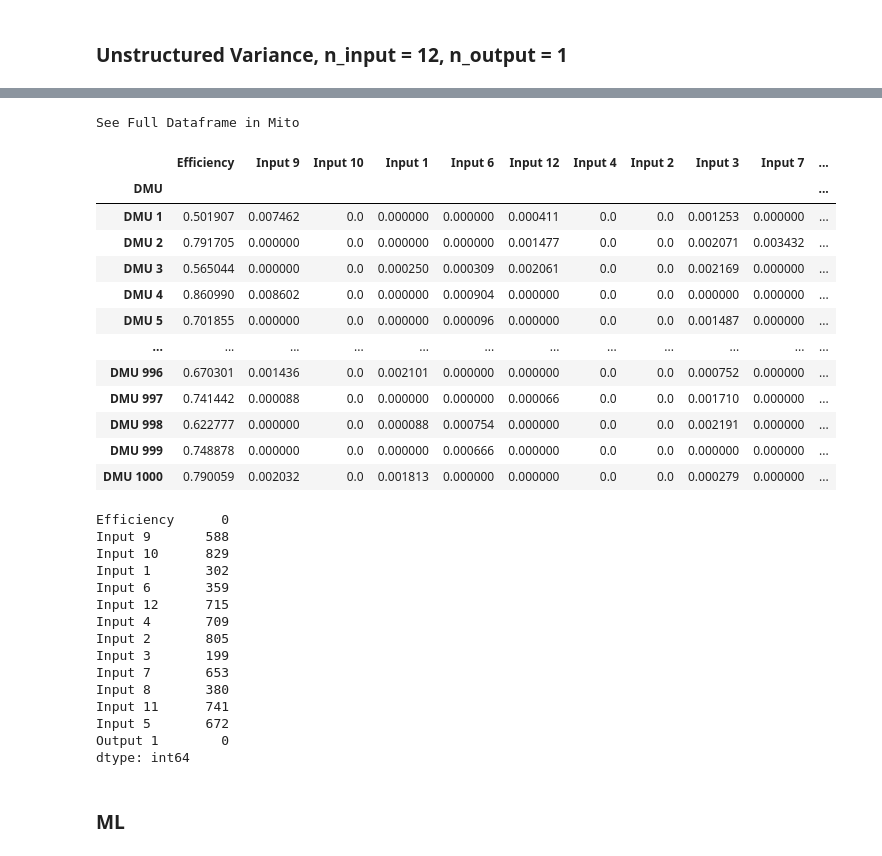
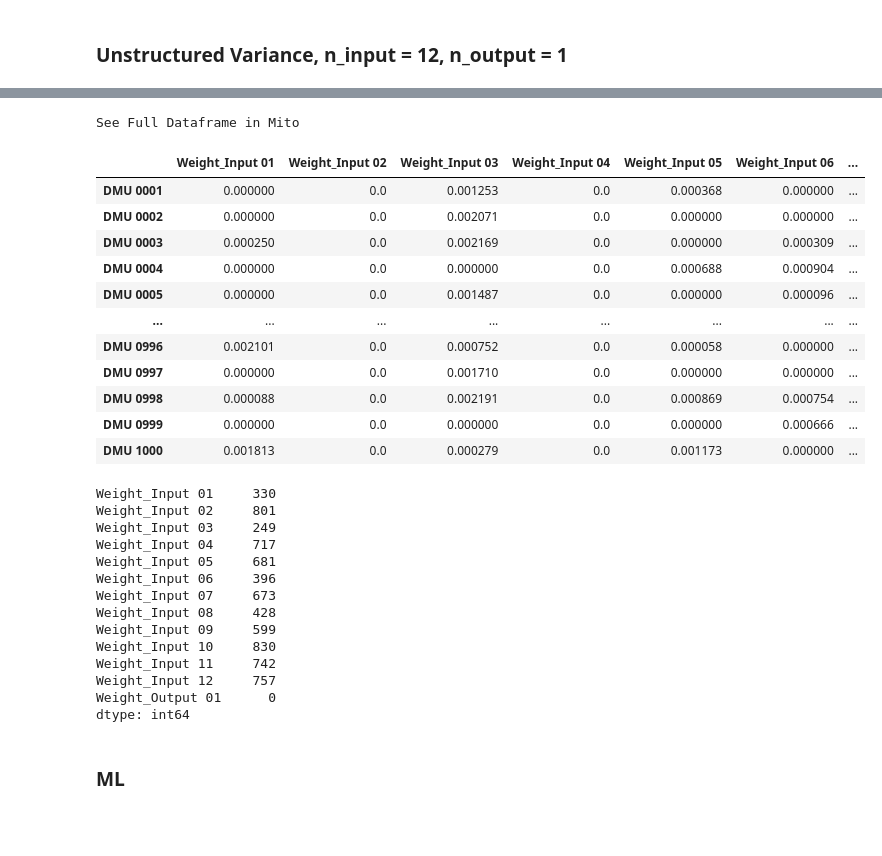
Before and after one commit to kurtsenol/DEA, a Jupyter notebook: DEA_ML_12I_1O_1.ipynb, the cells around one changed output, grey strips where cells are left out. Drawn from its saved outputs; the diff is of its cells as text; code cells hidden in the pictures; blank space fills up the shorter version.

```diff
--- a/DEA_ML_12I_1O_1.ipynb
+++ b/DEA_ML_12I_1O_1.ipynb
@@ -86,38 +85,37 @@ MitoWidget(analysis_data_json='{"analysisName": "UUID-386ed399-ef3e-4aa1-8517-aa
 # %%
-df_weights = pd.read_excel("Data/US12I1O_Solution.xlsx", index_col = 0, header=1, sheet_name="InputOutputWeights")
+df_weights = pd.read_excel("US12I1O_Solution.xlsx", index_col = 0).iloc[:, 1:]
 df_weights
 # %% [output]
 See Full Dataframe in Mito
-|  | Efficiency | Input 9 | Input 10 | Input 1 | Input 6 | Input 12 | Input 4 | Input 2 | Input 3 | Input 7 | ... |
-| DMU |  |  |  |  |  |  |  |  |  |  | ... |
-| DMU 1 | 0.501907 | 0.007462 | 0.0 | 0.000000 | 0.000000 | 0.000411 | 0.0 | 0.0 | 0.001253 | 0.000000 | ... |
-| DMU 2 | 0.791705 | 0.000000 | 0.0 | 0.000000 | 0.000000 | 0.001477 | 0.0 | 0.0 | 0.002071 | 0.003432 | ... |
-| DMU 3 | 0.565044 | 0.000000 | 0.0 | 0.000250 | 0.000309 | 0.002061 | 0.0 | 0.0 | 0.002169 | 0.000000 | ... |
-| DMU 4 | 0.860990 | 0.008602 | 0.0 | 0.000000 | 0.000904 | 0.000000 | 0.0 | 0.0 | 0.000000 | 0.000000 | ... |
-| DMU 5 | 0.701855 | 0.000000 | 0.0 | 0.000000 | 0.000096 | 0.000000 | 0.0 | 0.0 | 0.001487 | 0.000000 | ... |
-| ... | ... | ... | ... | ... | ... | ... | ... | ... | ... | ... | ... |
-| DMU 996 | 0.670301 | 0.001436 | 0.0 | 0.002101 | 0.000000 | 0.000000 | 0.0 | 0.0 | 0.000752 | 0.000000 | ... |
-| DMU 997 | 0.741442 | 0.000088 | 0.0 | 0.000000 | 0.000000 | 0.000066 | 0.0 | 0.0 | 0.001710 | 0.000000 | ... |
-| DMU 998 | 0.622777 | 0.000000 | 0.0 | 0.000088 | 0.000754 | 0.000000 | 0.0 | 0.0 | 0.002191 | 0.000000 | ... |
-| DMU 999 | 0.748878 | 0.000000 | 0.0 | 0.000000 | 0.000666 | 0.000000 | 0.0 | 0.0 | 0.000000 | 0.000000 | ... |
-| DMU 1000 | 0.790059 | 0.002032 | 0.0 | 0.001813 | 0.000000 | 0.000000 | 0.0 | 0.0 | 0.000279 | 0.000000 | ... |
+|  | Weight_Input 01 | Weight_Input 02 | Weight_Input 03 | Weight_Input 04 | Weight_Input 05 | Weight_Input 06 | ... |
+| DMU 0001 | 0.000000 | 0.0 | 0.001253 | 0.0 | 0.000368 | 0.000000 | ... |
+| DMU 0002 | 0.000000 | 0.0 | 0.002071 | 0.0 | 0.000000 | 0.000000 | ... |
+| DMU 0003 | 0.000250 | 0.0 | 0.002169 | 0.0 | 0.000000 | 0.000309 | ... |
+| DMU 0004 | 0.000000 | 0.0 | 0.000000 | 0.0 | 0.000688 | 0.000904 | ... |
+| DMU 0005 | 0.000000 | 0.0 | 0.001487 | 0.0 | 0.000000 | 0.000096 | ... |
+| ... | ... | ... | ... | ... | ... | ... | ... |
+| DMU 0996 | 0.002101 | 0.0 | 0.000752 | 0.0 | 0.000058 | 0.000000 | ... |
+| DMU 0997 | 0.000000 | 0.0 | 0.001710 | 0.0 | 0.000000 | 0.000000 | ... |
+| DMU 0998 | 0.000088 | 0.0 | 0.002191 | 0.0 | 0.000869 | 0.000754 | ... |
+| DMU 0999 | 0.000000 | 0.0 | 0.000000 | 0.0 | 0.000000 | 0.000666 | ... |
+| DMU 1000 | 0.001813 | 0.0 | 0.000279 | 0.0 | 0.001173 | 0.000000 | ... |
 # %%
-(df_weights==0).sum()
+df_zero =(df_weights==0).sum()
+df_zero
 # %% [output]
-Efficiency      0
-Input 9       588
-Input 10      829
-Input 1       302
-Input 6       359
-Input 12      715
-Input 4       709
-Input 2       805
-Input 3       199
-Input 7       653
-Input 8       380
-Input 11      741
-Input 5       672
-Output 1        0
+Weight_Input 01     330
+Weight_Input 02     801
+Weight_Input 03     249
+Weight_Input 04     717
+Weight_Input 05     681
+Weight_Input 06     396
+Weight_Input 07     673
+Weight_Input 08     428
+Weight_Input 09     599
+Weight_Input 10     830
+Weight_Input 11     742
+Weight_Input 12     757
+Weight_Output 01      0
 dtype: int64
 # %% [markdown]
 ### ML
```
Also changed, not shown: parts of 43 cells of this notebook, 5 other files.
